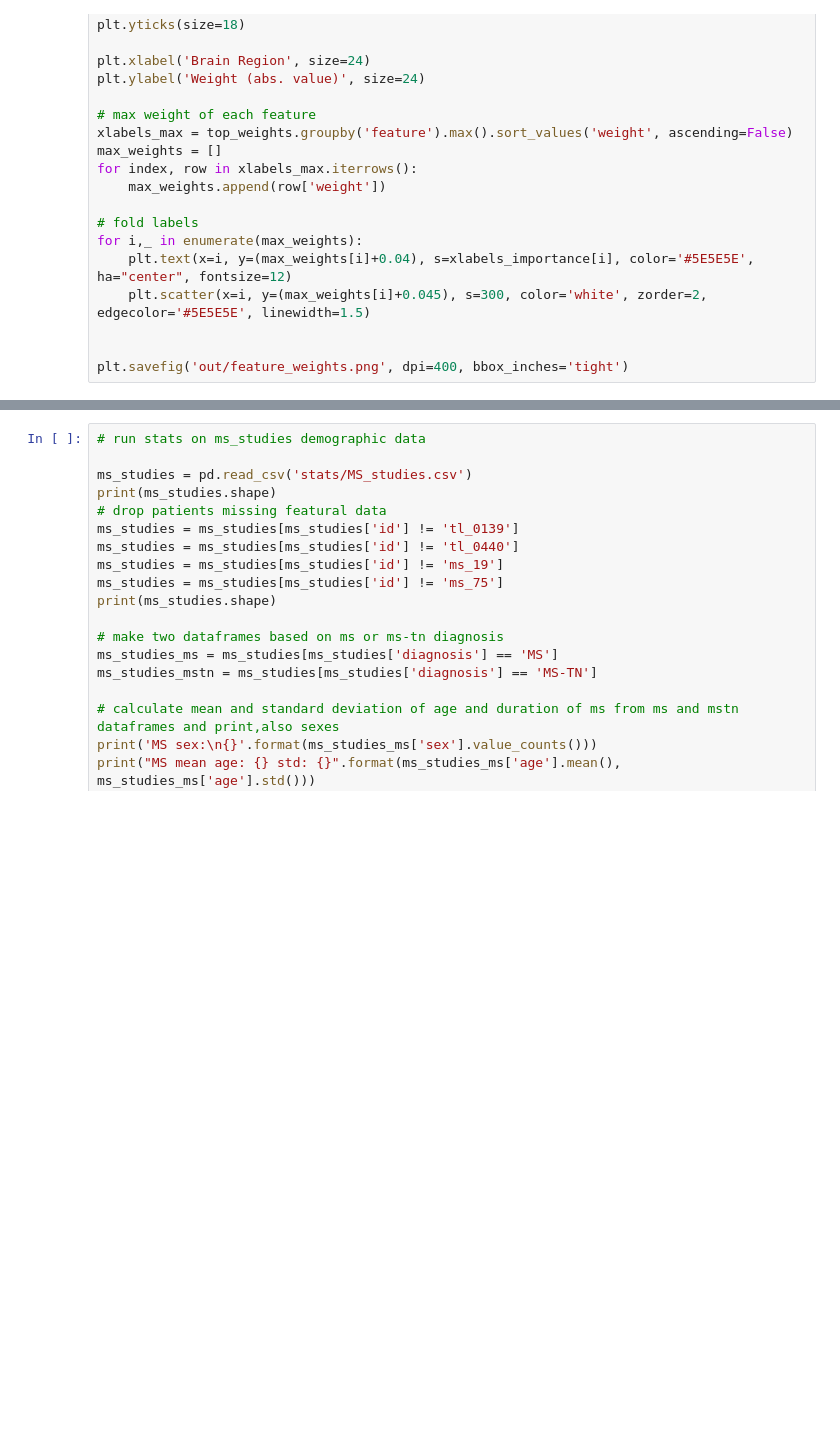
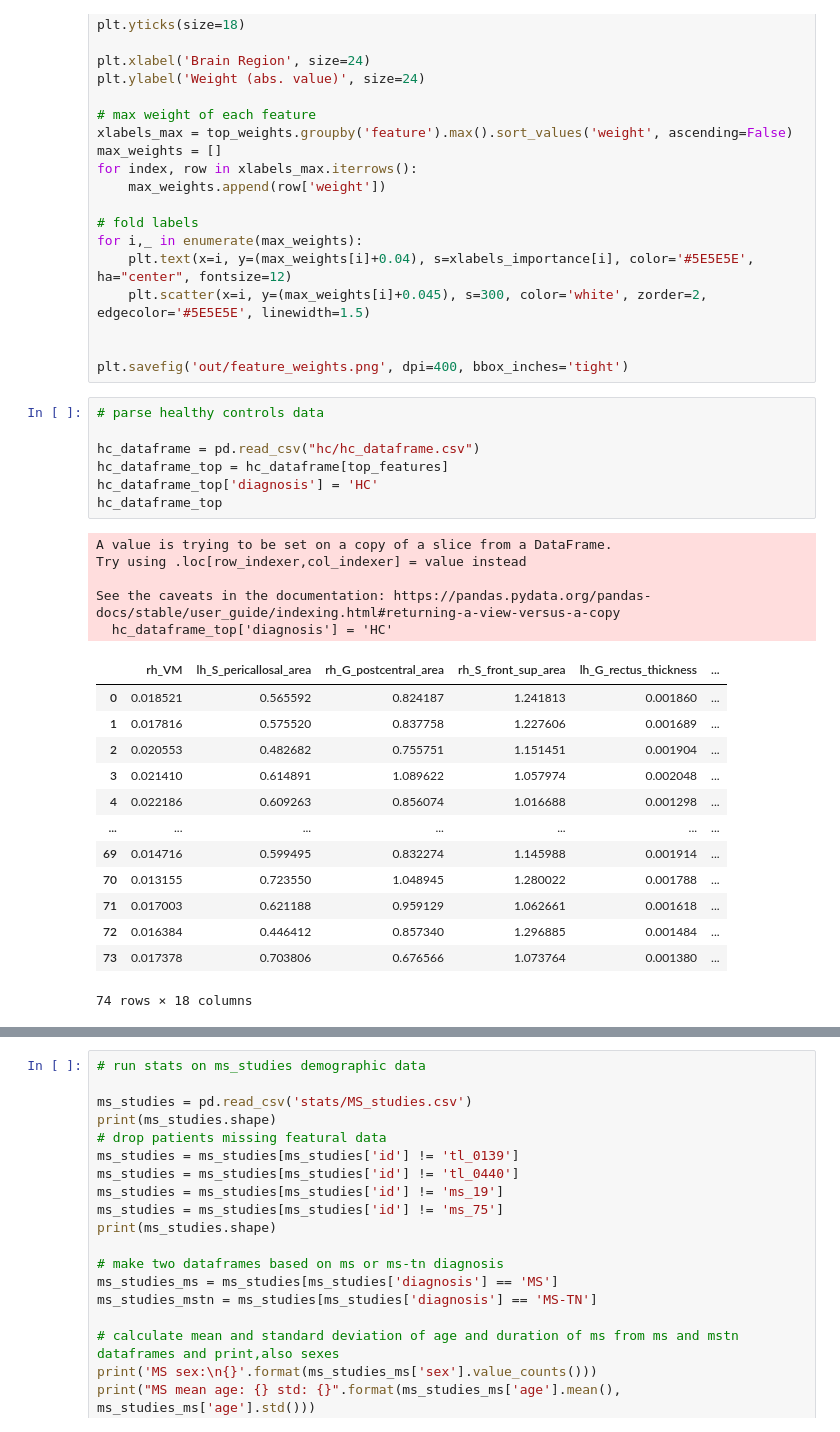
Before and after one commit to latypovt/MSTN_GM, a Jupyter notebook: graphs.ipynb, the cells around one changed output, grey strips where cells are left out. Drawn from its saved outputs; the diff is of its cells as text; blank space fills up the shorter version.

```diff
--- a/graphs.ipynb
+++ b/graphs.ipynb
@@ -163,3 +226,29 @@ for i,_ in enumerate(max_weights):
 
 
 plt.savefig('out/feature_weights.png', dpi=400, bbox_inches='tight')
+# %%
+# parse healthy controls data
+
+hc_dataframe = pd.read_csv("hc/hc_dataframe.csv")
+hc_dataframe_top = hc_dataframe[top_features]
+hc_dataframe_top['diagnosis'] = 'HC'
+hc_dataframe_top
+# %% [output]
+A value is trying to be set on a copy of a slice from a DataFrame.
+Try using .loc[row_indexer,col_indexer] = value instead
+
+See the caveats in the documentation: https://pandas.pydata.org/pandas-docs/stable/user_guide/indexing.html#returning-a-view-versus-a-copy
+  hc_dataframe_top['diagnosis'] = 'HC'
+|  | rh_VM | lh_S_pericallosal_area | rh_G_postcentral_area | rh_S_front_sup_area | lh_G_rectus_thickness | ... |
+| 0 | 0.018521 | 0.565592 | 0.824187 | 1.241813 | 0.001860 | ... |
+| 1 | 0.017816 | 0.575520 | 0.837758 | 1.227606 | 0.001689 | ... |
+| 2 | 0.020553 | 0.482682 | 0.755751 | 1.151451 | 0.001904 | ... |
+| 3 | 0.021410 | 0.614891 | 1.089622 | 1.057974 | 0.002048 | ... |
+| 4 | 0.022186 | 0.609263 | 0.856074 | 1.016688 | 0.001298 | ... |
+| ... | ... | ... | ... | ... | ... | ... |
+| 69 | 0.014716 | 0.599495 | 0.832274 | 1.145988 | 0.001914 | ... |
+| 70 | 0.013155 | 0.723550 | 1.048945 | 1.280022 | 0.001788 | ... |
+| 71 | 0.017003 | 0.621188 | 0.959129 | 1.062661 | 0.001618 | ... |
+| 72 | 0.016384 | 0.446412 | 0.857340 | 1.296885 | 0.001484 | ... |
+| 73 | 0.017378 | 0.703806 | 0.676566 | 1.073764 | 0.001380 | ... |
+74 rows × 18 columns
```
Also changed, not shown: parts of 22 cells of this notebook, 14 other files.
